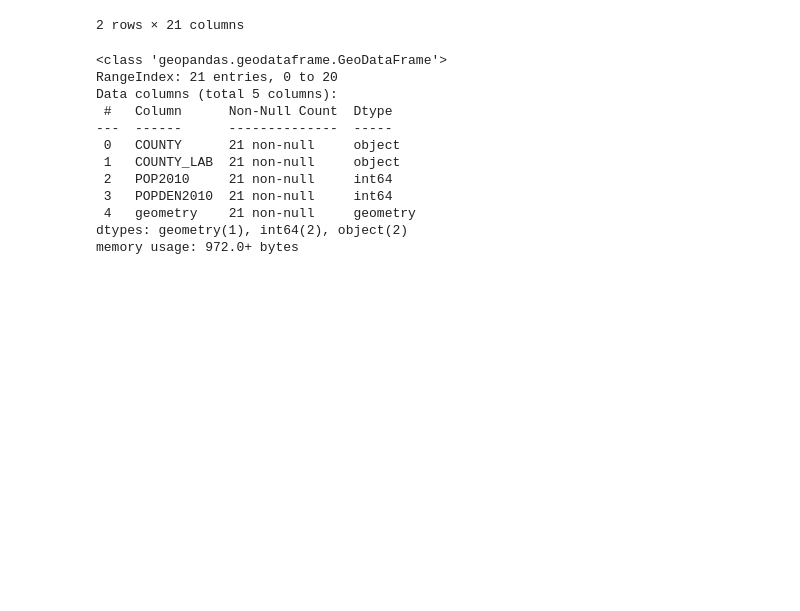
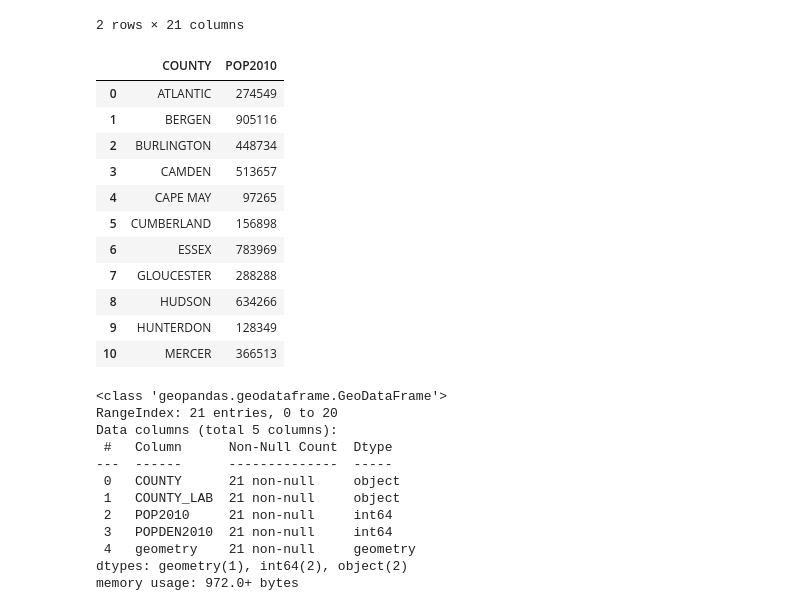
Before and after one commit to Kristina-RUC/datamana, a Jupyter notebook: map.ipynb, the cells around one changed output. Saved outputs shown, nothing was run; the diff lists cells and outputs as text; code cells hidden in the pictures; blank space fills up the shorter version.

```diff
--- a/map.ipynb
+++ b/map.ipynb
@@ -135,4 +135,19 @@ njC0.head(2) #gives you the first two rows of the data
 | 0 | ATLANTIC | Atlantic County | ATL | County of Atlantic | 882270 | 34001 | 1 | 390815.404215 | 610.649069 | 274549 | ... |
 | 1 | BERGEN | Bergen County | BER | County of Bergen | 882271 | 34003 | 3 | 153490.275182 | 239.828555 | 905116 | ... |
 2 rows × 21 columns
+# %%
+njC0[['COUNTY','POP2010']][0:11] #python starts counting at 0 so if you want to see the first row you need to use 0
+# %% [output]
+|  | COUNTY | POP2010 |
+| 0 | ATLANTIC | 274549 |
+| 1 | BERGEN | 905116 |
+| 2 | BURLINGTON | 448734 |
+| 3 | CAMDEN | 513657 |
+| 4 | CAPE MAY | 97265 |
+| 5 | CUMBERLAND | 156898 |
+| 6 | ESSEX | 783969 |
+| 7 | GLOUCESTER | 288288 |
+| 8 | HUDSON | 634266 |
+| 9 | HUNTERDON | 128349 |
+| 10 | MERCER | 366513 |
 # %%
```
Also changed, not shown: parts of 5 cells of this notebook.
